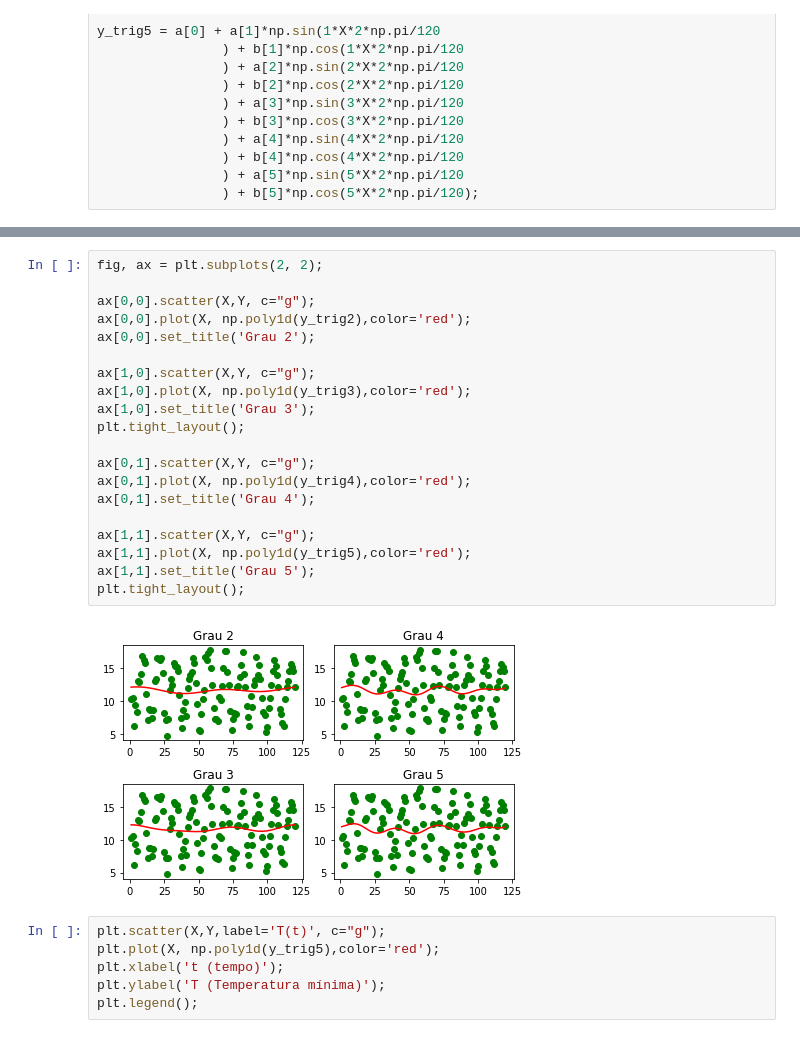
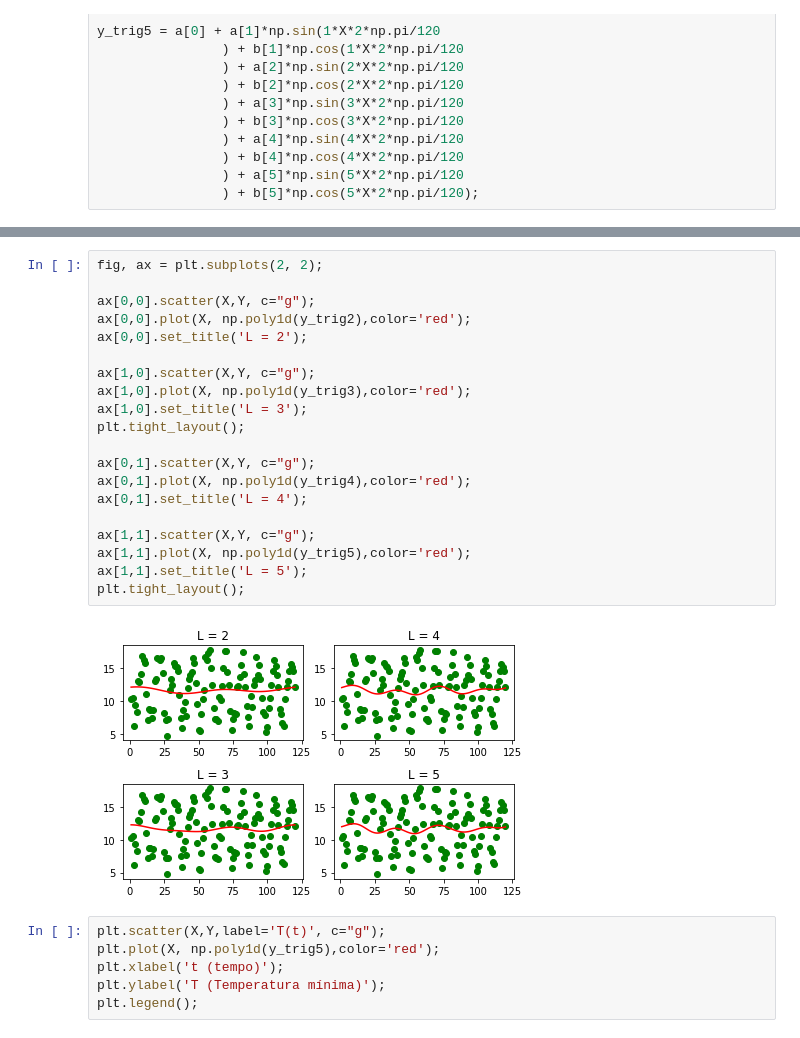
Before and after one commit to Felipe-Tommaselli/Calculo-numerico, a Jupyter notebook: Trabalho2/codigos/analise_MMQ.ipynb, the cells around one changed output, grey strips where cells are left out. Saved outputs shown, nothing was run; the diff lists cells and outputs as text.

```diff
--- a/Trabalho2/codigos/analise_MMQ.ipynb
+++ b/Trabalho2/codigos/analise_MMQ.ipynb
@@ -131,25 +146,25 @@ y_trig5 = a[0] + a[1]*np.sin(1*X*2*np.pi/120
 # %%
 fig, ax = plt.subplots(2, 2);
 
 ax[0,0].scatter(X,Y, c="g");
 ax[0,0].plot(X, np.poly1d(y_trig2),color='red');
-ax[0,0].set_title('Grau 2');
+ax[0,0].set_title('L = 2');
 
 ax[1,0].scatter(X,Y, c="g");
 ax[1,0].plot(X, np.poly1d(y_trig3),color='red');
-ax[1,0].set_title('Grau 3');
+ax[1,0].set_title('L = 3');
 plt.tight_layout();
 
 ax[0,1].scatter(X,Y, c="g");
 ax[0,1].plot(X, np.poly1d(y_trig4),color='red');
-ax[0,1].set_title('Grau 4');
+ax[0,1].set_title('L = 4');
 
 ax[1,1].scatter(X,Y, c="g");
 ax[1,1].plot(X, np.poly1d(y_trig5),color='red');
-ax[1,1].set_title('Grau 5');
+ax[1,1].set_title('L = 5');
 plt.tight_layout();
 # %% [output]
-[figure, old version]
+[figure, new version]
 # %%
 plt.scatter(X,Y,label='T(t)', c="g");
 plt.plot(X, np.poly1d(y_trig5),color='red');
```
Also changed, not shown: parts of 2 cells of this notebook, 2 other files.
